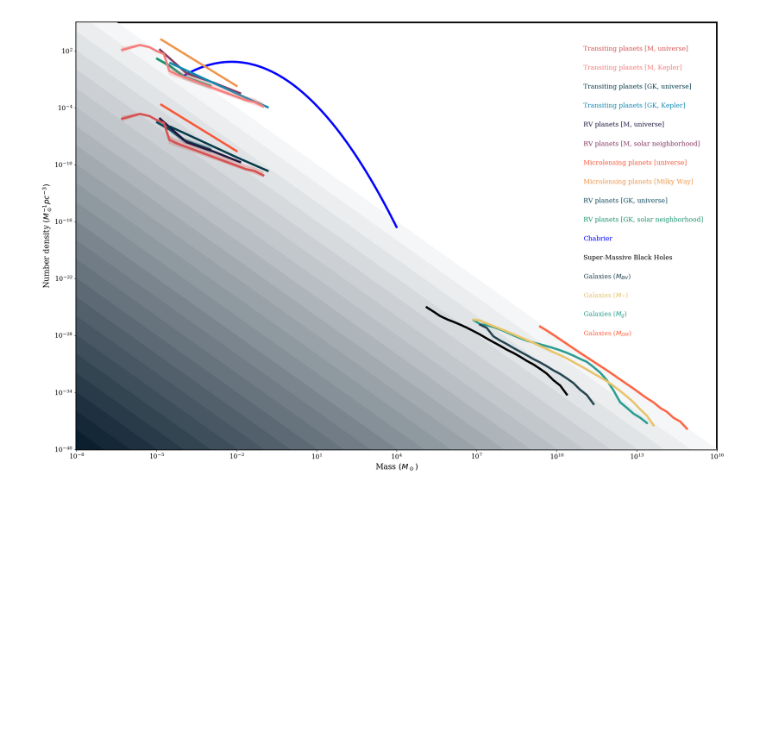
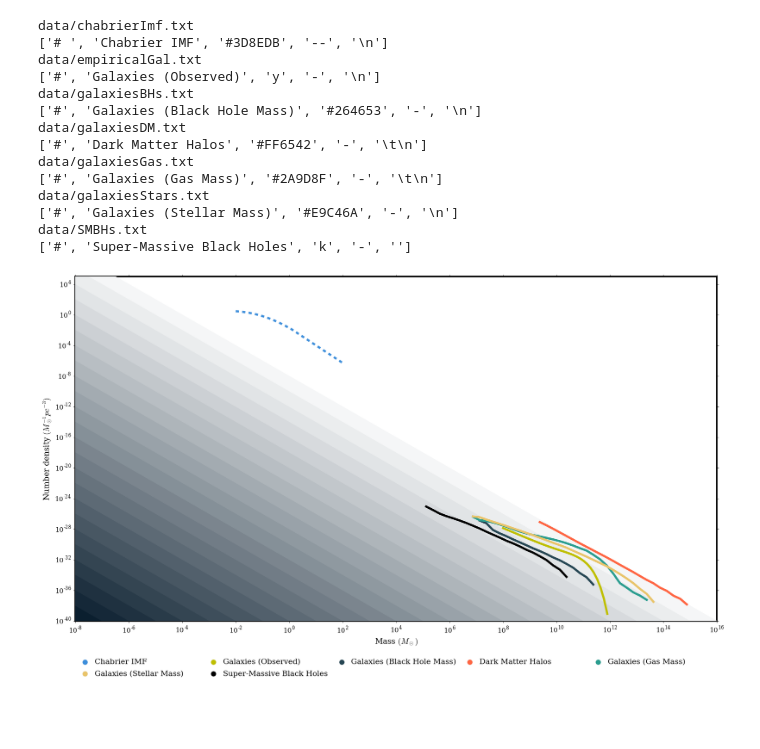
Before and after one commit to zpenoyre/things, a Jupyter notebook: thingsPlot.ipynb, the cells around one changed output. Saved outputs shown, nothing was run; the diff lists cells and outputs as text; code cells hidden in the pictures; blank space fills up the shorter version.

```diff
--- a/thingsPlot.ipynb
+++ b/thingsPlot.ipynb
@@ -67,38 +70,67 @@ def plotBackground(thisPlot,x0,y0,colour,zorder0):
 # %%
 zord = 2
 
 fig = plt.figure(figsize=(18,12))
-nPlot = plt.gca()
-
-nPlot, zord = plotBackground(nPlot,1e16,1e-40,'k',zorder0=zord)
-
-for index,field in enumerate(files):
-    data=np.genfromtxt('data/'+field+'.txt')
-    data=data[data[:,1]>0,:]
-    #print('field: ',field)
-    #print('data shape: ',data.shape)
-    nPlot.plot(data[:,0],data[:,1],c=colours[index],zorder=zord)
-    zord+=1
-    nPlot.text(textPos[index][0],textPos[index][1],text[index],color=colours[index])
-    if np.shape(data)[1] > 2: #if uncertainty columns are included
-        xs = np.concatenate((data[:,0],data[:,0][::-1]))
-        ys = np.concatenate(((data[:,1]+data[:,2]),(data[:,1]-data[:,3])[::-1]))
-        nPlot.fill(xs, ys, c=colours[index],alpha=0.25,zorder=zord)
-        zord+=1
+nGrid = mpl.gridspec.GridSpec(5,1)
+nPlot = plt.subplot(nGrid[0:4,0])
+sPlot = plt.subplot(nGrid[4,0])
 
 nPlot.set_xscale('log')
 nPlot.set_yscale('log')
 nPlot.set_ylim(1e-40,1e5)
 nPlot.set_xlim(1e-8,1e16)
 nPlot.set_xlabel(r'Mass $(M_\odot)$')
 nPlot.set_ylabel(r'Number density $(M_\odot^{-1} pc^{-3})$')
 nPlot.grid("off")
 
+sPlot.axis('off')
+sPlot.set_xlim(0,1)
+sPlot.set_ylim(0,1)
+
+nPlot, zord = plotBackground(nPlot,1e16,1e-40,'k',zorder0=zord)
+nFile=0
+for fileName in glob.glob('data/*.txt'):
+    print(fileName)
+    with open(fileName, 'r') as f:
+        footer = f.readlines()[-1]
+        #print(re.split(r'/+', footer))
+    _,name,colour,linestyle,_=re.split(r'/+', footer)
+    data=np.genfromtxt(fileName)
+    data=data[data[:,1]>0,:]
+    nPlot.plot(data[:,0],data[:,1],zorder=zord,c=colour,ls=linestyle)
+    zord+=1
+    #nPlot.text(textPos[index][0],textPos[index][1],text[index],color=colours[index])
+    if np.shape(data)[1] > 2: #if uncertainty columns are included
+        xs = np.concatenate((data[:,0],data[:,0][::-1]))
+        ys = np.concatenate(((data[:,1]+data[:,2]),(data[:,1]-data[:,3])[::-1]))
+        nPlot.fill(xs, ys, alpha=0.25,zorder=zord,c=colour)
+        zord+=1
+
+    xText=0.03+0.2*(nFile % 5)
+    yText=0.9-0.2*int(nFile/5)
+    sPlot.scatter(xText-0.015,yText+0.03,s=100,c=colour)
+    sPlot.text(xText,yText,name,fontsize=14)
+    nFile+=1
+
 plt.tight_layout()
 plt.savefig('plot.pdf')
 plt.show()
 # %% [output]
+data/chabrierImf.txt
+['# ', 'Chabrier IMF', '#3D8EDB', '--', '\n']
+data/empiricalGal.txt
+['#', 'Galaxies (Observed)', 'y', '-', '\n']
+data/galaxiesBHs.txt
+['#', 'Galaxies (Black Hole Mass)', '#264653', '-', '\n']
+data/galaxiesDM.txt
+['#', 'Dark Matter Halos', '#FF6542', '-', '\t\n']
+data/galaxiesGas.txt
+['#', 'Galaxies (Gas Mass)', '#2A9D8F', '-', '\t\n']
+data/galaxiesStars.txt
+['#', 'Galaxies (Stellar Mass)', '#E9C46A', '-', '\n']
+data/SMBHs.txt
+['#', 'Super-Massive Black Holes', 'k', '-', '']
-[figure, old version]
+[figure, new version]
 # %%
 # one annoying thing about the above plot is that it doesn't seem to be possible to drawn the axes on top of the shaded triangles...
 
```
Also changed, not shown: parts of 2 cells of this notebook, 21 other files.
